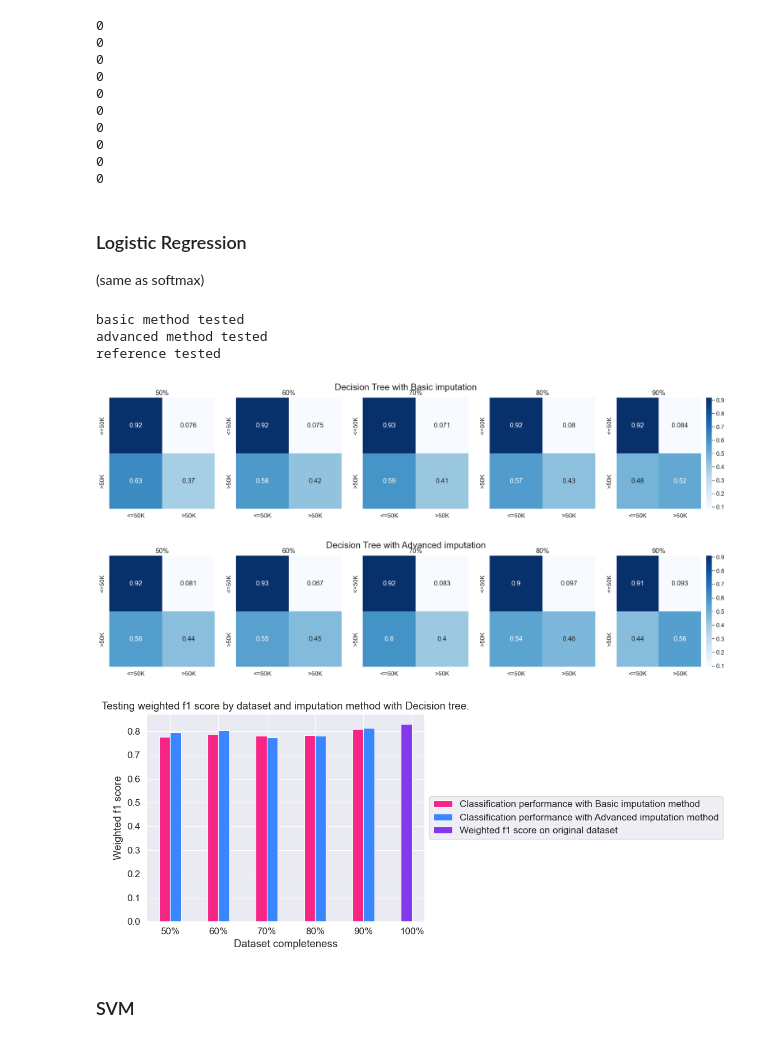
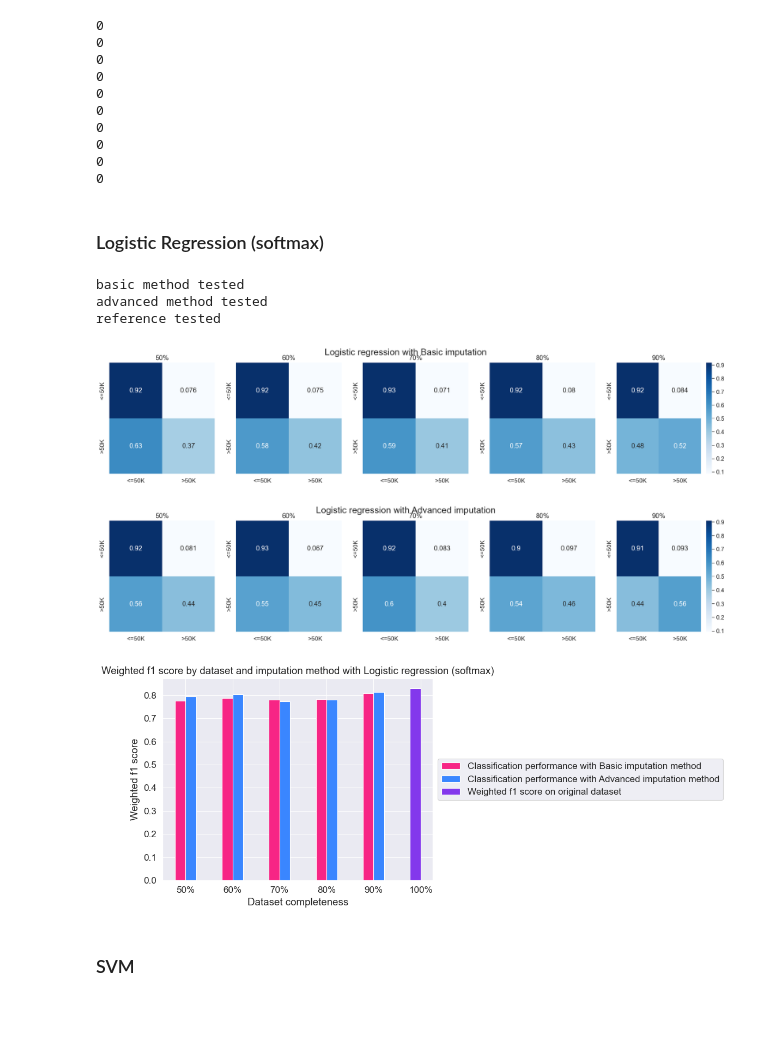
Before and after one commit to VladMarianCimpeanu/DIQ-assignment, a Jupyter notebook: code/adult_notebook_definitivo.ipynb, the cells around one changed output. Drawn from its saved outputs; the diff is of its cells as text; code cells hidden in the pictures; blank space fills up the shorter version.

Commit message:
changed some plots text

```diff
--- a/code/adult_notebook_definitivo.ipynb
+++ b/code/adult_notebook_definitivo.ipynb
@@ -408,8 +408,7 @@ for df in imputed_df_list_advanced:
 0
 0
 # %% [markdown]
-### Logistic Regression
-(same as softmax)
+### Logistic Regression (softmax)
 # %%
 # Normalize the numeric values
 from scipy.stats import zscore
@@ -470,50 +469,50 @@ labels=['<=50K', '>50K']
 percentages = [f'{p}%' for p in range(50, 100, 10)]
 
 fig, axs = plt.subplots(ncols=5, figsize=(22,4))
-fig.suptitle('Decision Tree with Basic imputation', fontsize=18)
+fig.suptitle('Logistic regression with Basic imputation', fontsize=18)
 for i in range(5):
     axs[i].set_title(percentages[i])
     sns.heatmap(basic_confusion_matrixes[i], annot=True, cmap='Blues',ax=axs[i], yticklabels=labels, xticklabels=labels, cbar=(i==4))
 # %% [output]
-[figure, old version]
+[figure, new version]
 # %%
 fig, axs = plt.subplots(ncols=5, figsize=(22,4))
-fig.suptitle('Decision Tree with Advanced imputation', fontsize=18)
+fig.suptitle('Logistic regression with Advanced imputation', fontsize=18)
 for i in range(5):
     axs[i].set_title(percentages[i])
     sns.heatmap(advanced_confusion_matrixes[i], annot=True, cmap='Blues',ax=axs[i], yticklabels=labels, xticklabels=labels, cbar=(i==4))
 # %% [output]
-[figure, old version]
+[figure, new version]
 # %%
 labels = [f'{p}%' for p in range(50, 110, 10)]
 
 advanced_f1_plot = np.array(advanced_weighted_f1_score)
 basic_f1_plot = np.array(basic_weighted_f1_score)
 
 reference_f1_plot = reference_results[4]
 
 x = np.arange(len(labels))  # the label locations
 width = 0.45  # the width of the bars
 
 fig, ax = plt.subplots()
 
 rects1 = ax.bar(x[:-1] - width/4, basic_f1_plot, width / 2, label='Classification performance with Basic imputation method', color='#f72585')
 rects2 = ax.bar(x[: -1] + width/4, advanced_f1_plot, width / 2, label='Classification performance with Advanced imputation method', color='#3a86ff')
 
 rect_reference = ax.bar(x[-1] - width/4, reference_f1_plot, width / 2, label='Weighted f1 score on original dataset', color='#8338ec')
 
 
 # Add some text for labels, title and custom x-axis tick labels, etc.
 ax.set_ylabel('Weighted f1 score')
 ax.set_xlabel('Dataset completeness')
-ax.set_title('Testing weighted f1 score by dataset and imputation method with Decision tree.')
+ax.set_title('Weighted f1 score by dataset and imputation method with Logistic regression (softmax)')
 ax.set_xticks(x, labels)
 
 plt.legend(loc='center left', bbox_to_anchor=(1, 0.5))
 
 plt.show()
 # %% [output]
-[figure, old version]
+[figure, new version]
 # %% [markdown]
 ### SVM
 # %%
```
Also changed, not shown: parts of 1 cell of this notebook, 1 other file.
